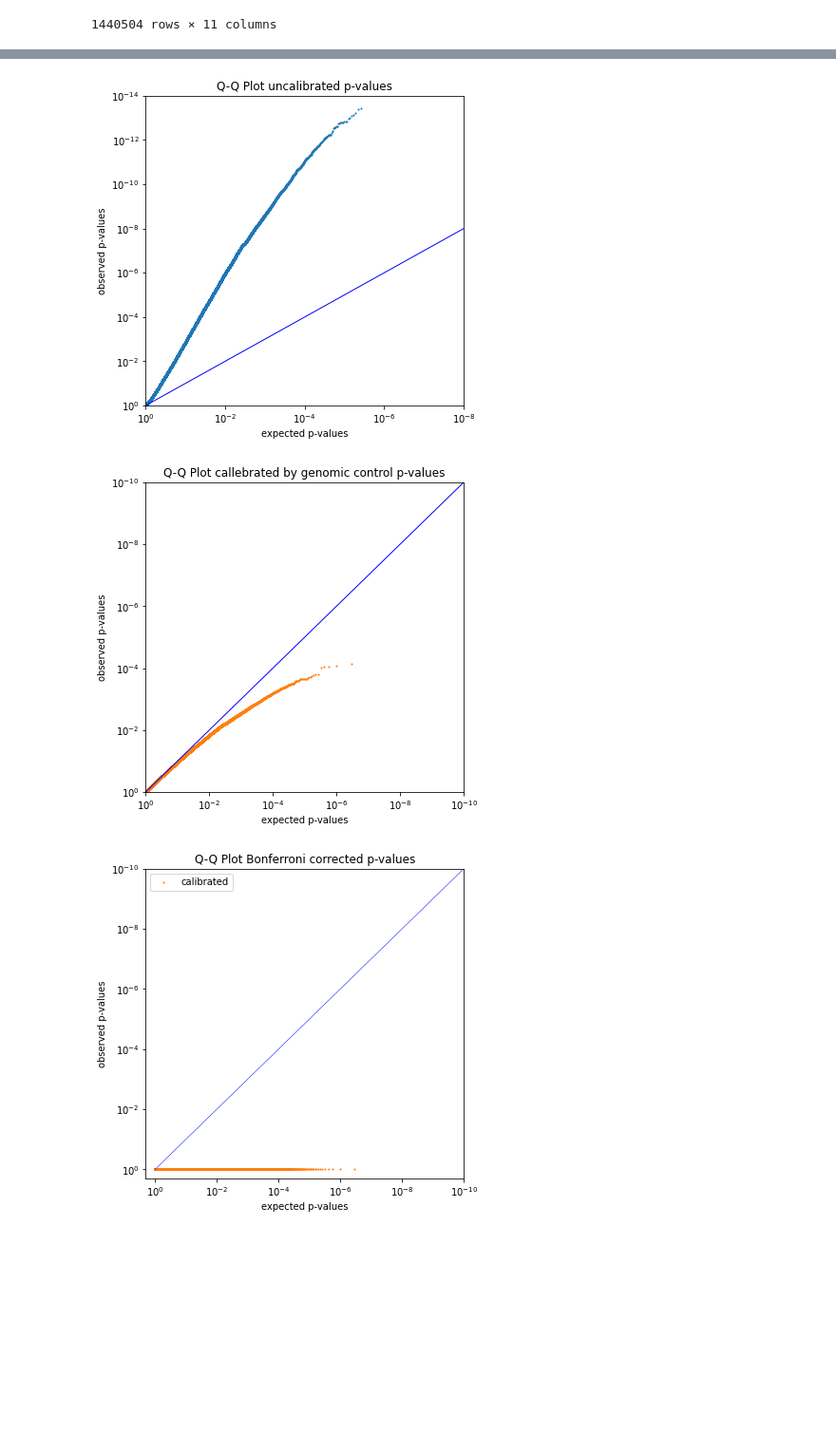
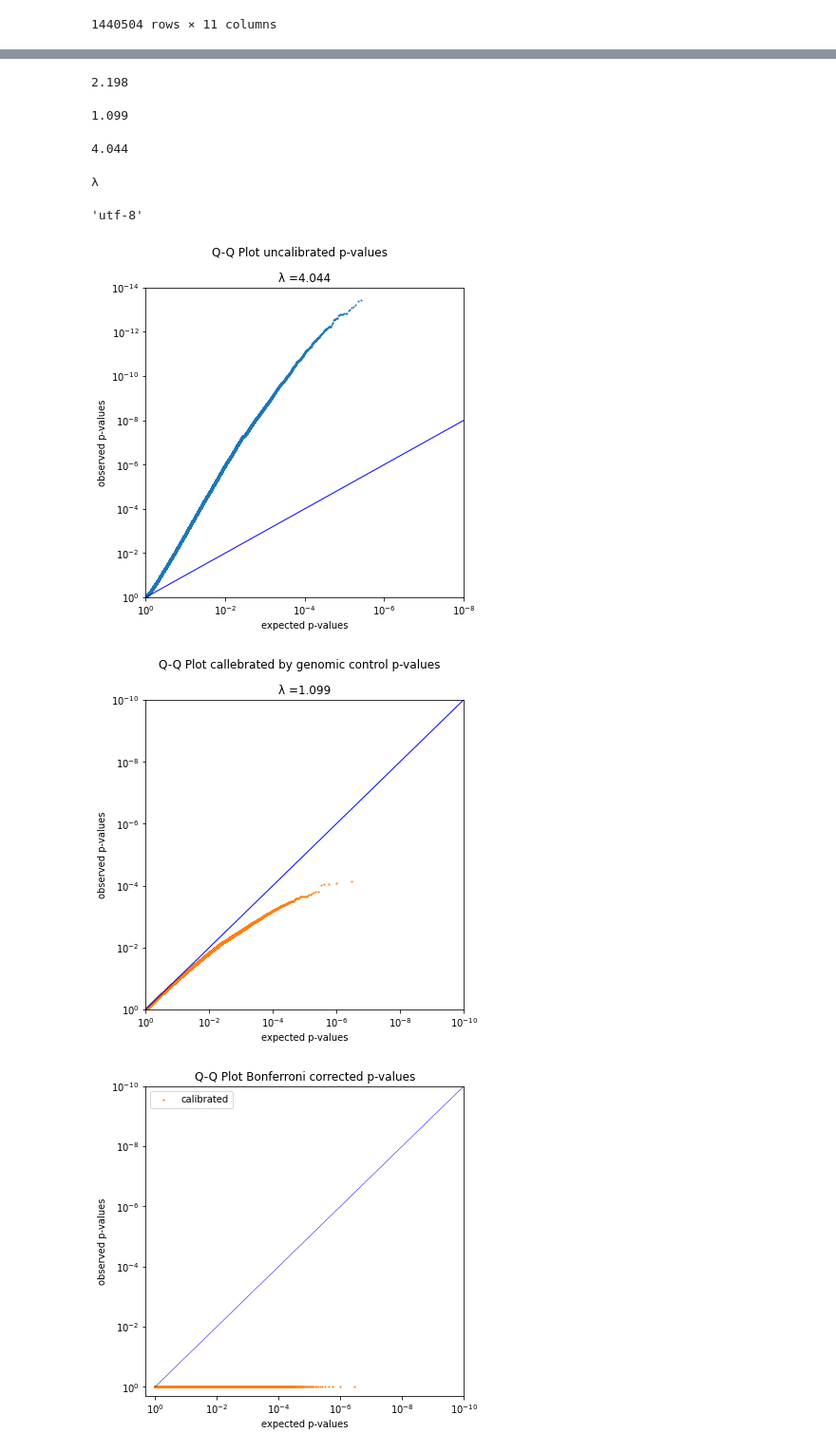
Before and after one commit to mdittschar/MDS, a Jupyter notebook: MDS-Assignment01.ipynb, the cells around one changed output, grey strips where cells are left out. Shown: that part at 95% size. Cells and saved outputs as stored; diff of their text form; code cells hidden in the pictures; blank space fills up the shorter version.

```diff
--- a/MDS-Assignment01.ipynb
+++ b/MDS-Assignment01.ipynb
@@ -32,0 +44,18 @@ NameError: name 'np' is not defined
+# %%
+lamb = np.median(~model['CHISQ'].isna())/scipy.stats.chi2.ppf(0.5,1)
+lamb_bonf= round(lamb, 3)
+lamb_bonf
+# %% [output]
+2.198
+# %%
+lamb = np.median(~model['CHISQ'].isna())/scipy.stats.chi2.ppf(0.66319,0.99)
+lamb_cal= round(lamb, 3)
+lamb_cal
+# %% [output]
+1.099
+# %%
+lamb = np.median(~model['CHISQ'].isna())/scipy.stats.chi2.ppf(0.381,1)
+lamb_uncal= round(lamb, 3)
+lamb_uncal
+# %% [output]
+4.044
@@ -33,22 +64,31 @@ NameError: name 'np' is not defined
+# %%
+print('\u03BB')
+# %% [output]
+λ
+# %%
+sys.getdefaultencoding()
+# %% [output]
+'utf-8'
 # %%
 plt.figure(figsize=(6, 6))
 plt.scatter(Task_A['QQ'],Task_A['UNADJ'], c='tab:blue',linewidths=.5, s= 2)
 
 plt.xlabel("expected p-values")
 plt.ylabel("observed p-values")
 plt.xscale("log")
 plt.yscale("log")
 plt.xlim([1,10**(-8)])
 plt.ylim([1,10**(-14)])
 plt.plot([1,10**(-14)],[1,10**(-14)],c='blue',linewidth=1)
 
-plt.title("Q-Q Plot uncalibrated p-values")
+plt.suptitle("Q-Q Plot uncalibrated p-values")
+plt.title('\u03BB =' + str(lamb_uncal))
 
 #plt.legend()
 plt.savefig("output_a.jpg")
 plt.show()
 # %% [output]
-[figure, old version]
+[figure, new version]
 # %%
 plt.figure(figsize=(6, 6))
 plt.scatter(Task_B ['QQ'],Task_B['GC'],c='tab:orange',linewidths=.5, s=2)
@@ -62,13 +102,14 @@ plt.xlim([1,10**(-10)])
 plt.ylim([1,10**(-10)])
 plt.plot([1,10**(-10)],[1,10**(-10)],c='blue',linewidth=1)
 
-plt.title("Q-Q Plot callebrated by genomic control p-values")
+plt.suptitle("Q-Q Plot callebrated by genomic control p-values")
+plt.title('\u03BB =' + str(lamb_cal))
 
 #plt.legend()
 plt.savefig("output_b.jpg")
 plt.show()
 # %% [output]
-[figure, old version]
+[figure, new version]
 # %%
 plt.figure(figsize=(6, 6))
 
```
Also changed, not shown: parts of 3 cells of this notebook, 3 other files.
